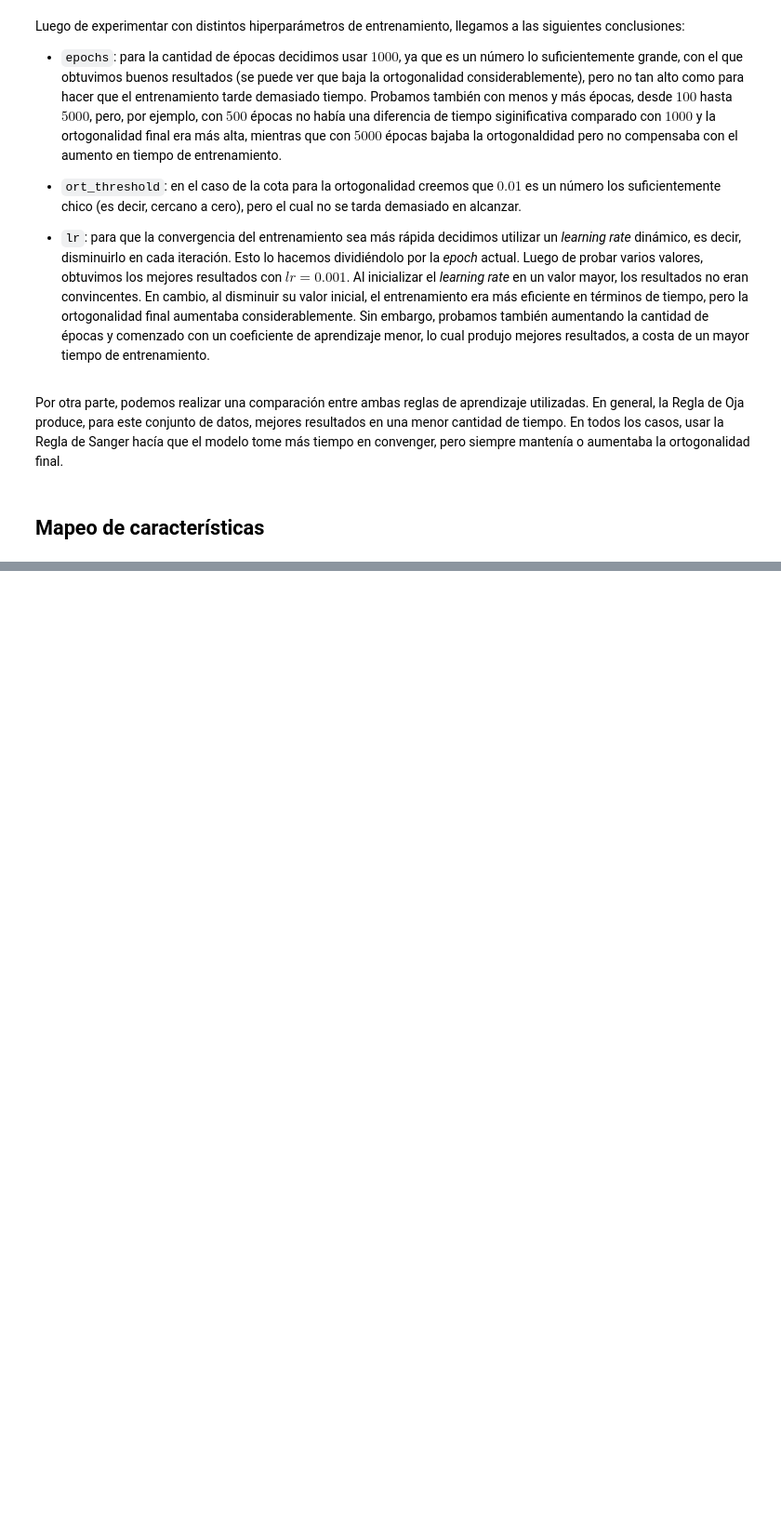
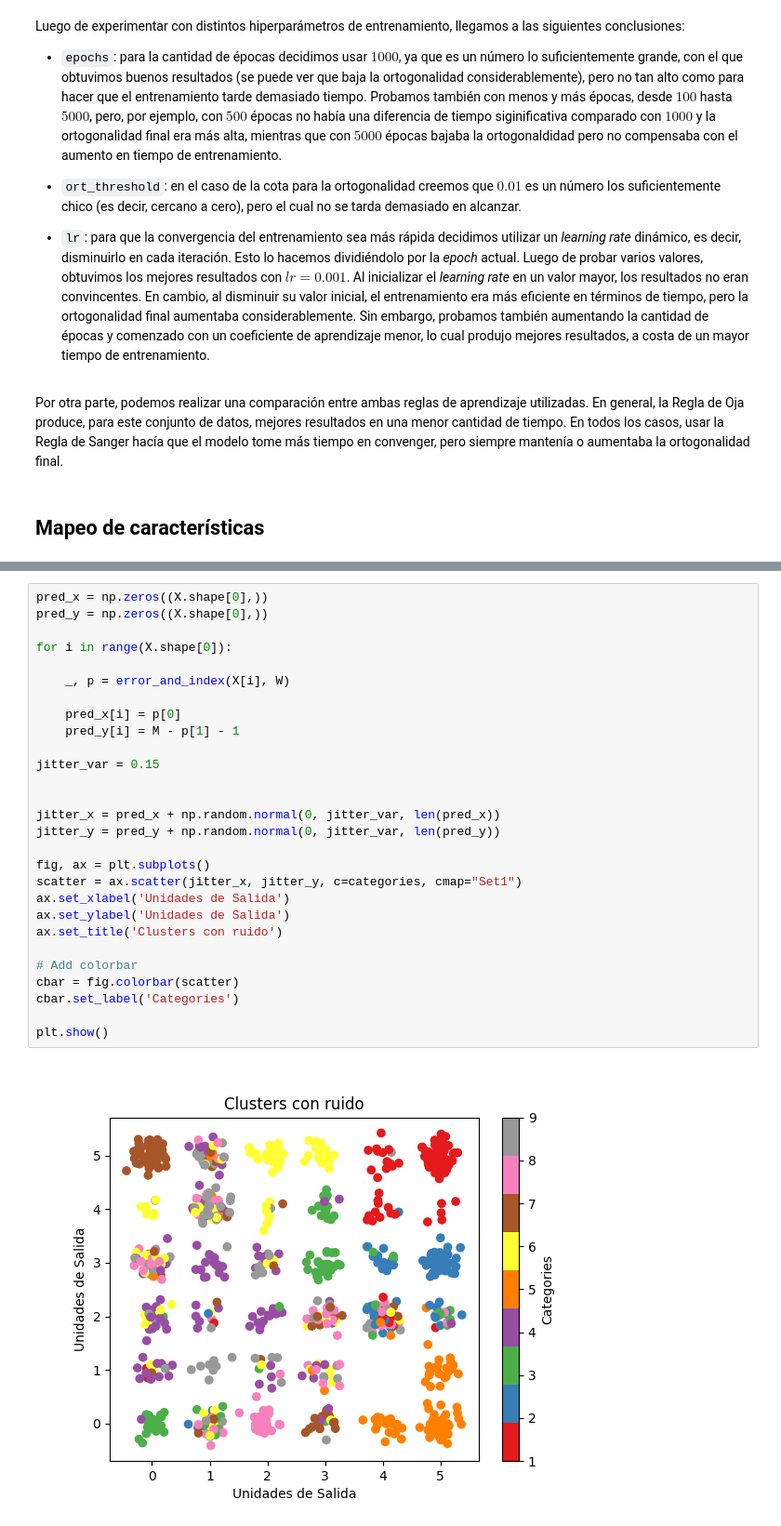
Before and after one commit to sgoldberg27/redes_neuronales-1C2023, a Jupyter notebook: TP2/tp2.ipynb, the cells around one changed output, grey strips where cells are left out. Shown at 93% size. Cells and saved outputs as stored; diff of their text form; blank space fills up the shorter version.

```diff
--- a/TP2/tp2.ipynb
+++ b/TP2/tp2.ipynb
@@ -265,0 +301,30 @@ plt.show()
+# %%
+pred_x = np.zeros((X.shape[0],))
+pred_y = np.zeros((X.shape[0],))
+
+for i in range(X.shape[0]):
+
+    _, p = error_and_index(X[i], W)
+
+    pred_x[i] = p[0]
+    pred_y[i] = M - p[1] - 1
+
+jitter_var = 0.15
+
+
+jitter_x = pred_x + np.random.normal(0, jitter_var, len(pred_x))
+jitter_y = pred_y + np.random.normal(0, jitter_var, len(pred_y))
+
+fig, ax = plt.subplots()
+scatter = ax.scatter(jitter_x, jitter_y, c=categories, cmap="Set1")
+ax.set_xlabel('Unidades de Salida')
+ax.set_ylabel('Unidades de Salida')
+ax.set_title('Clusters con ruido')
+
+# Add colorbar
+cbar = fig.colorbar(scatter)
+cbar.set_label('Categories')
+
+plt.show()
+# %% [output]
+[figure, added]
```
Also changed, not shown: parts of 14 cells of this notebook.
